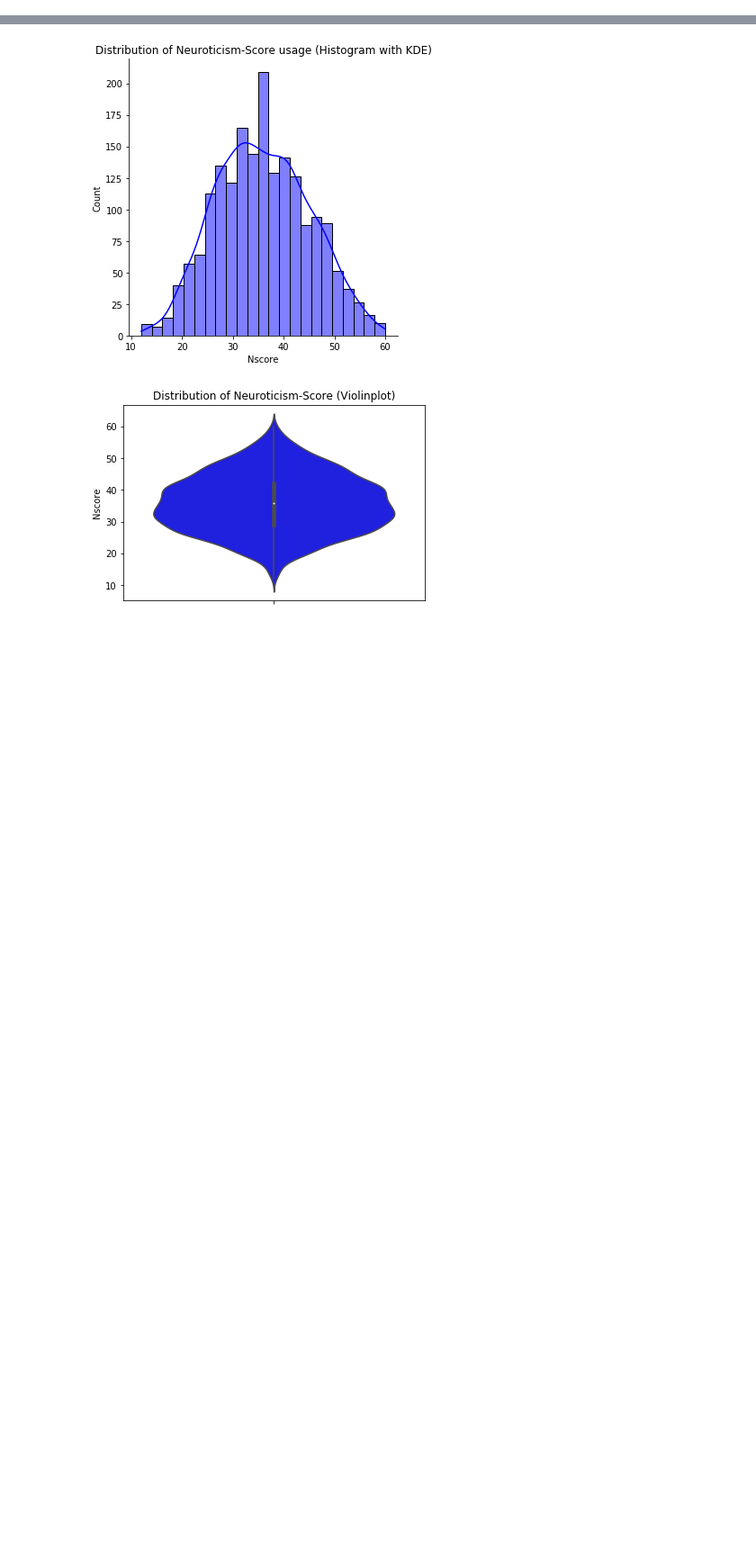
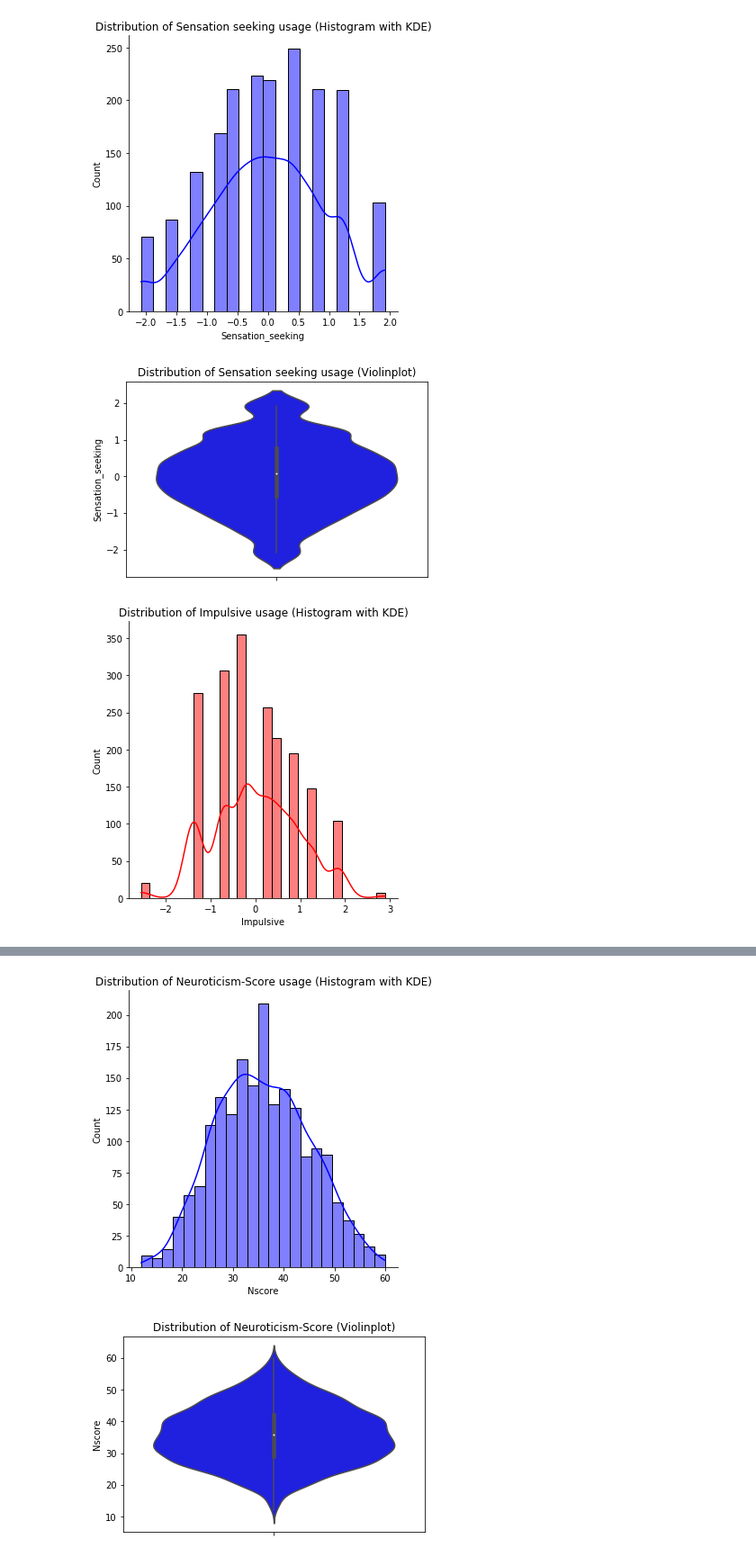
Before and after one commit to prat8897/BayesianNetworkAssignment, a Jupyter notebook: EDA.ipynb, the cells around one changed output, grey strips where cells are left out. Shown: that part at 90% size. Saved outputs shown, nothing was run; the diff lists cells and outputs as text; code cells hidden in the pictures; blank space fills up the shorter version.

```diff
--- a/EDA.ipynb
+++ b/EDA.ipynb
@@ -72,3 +73,23 @@ for drug, color, name in drug_list:
 [figure]
 [figure]
 [figure]
+# %%
+# Distributions of non "Big Five" personality traits in our network
+
+pertrait_list = [["Sensation_seeking","blue","Sensation seeking"],["Impulsive","red","Impulsive"]]
+
+for var, color, name in pertrait_list:
+
+    sns.displot(df[var],color=color,kde=True)
+    plt.title("Distribution of " + str(name) + " usage (Histogram with KDE)")
+    plt.show()
+
+    sns.violinplot(y=df[var],color=color)
+    plt.title("Distribution of " + str(name) + " usage (Violinplot)")
+    plt.show()
+
+# We can see that these variables are roughly "Normally" distributed
+# %% [output]
+[figure, added]
+[figure, added]
+[figure, added]
```
Also changed, not shown: parts of 9 cells of this notebook, 4 other files.
